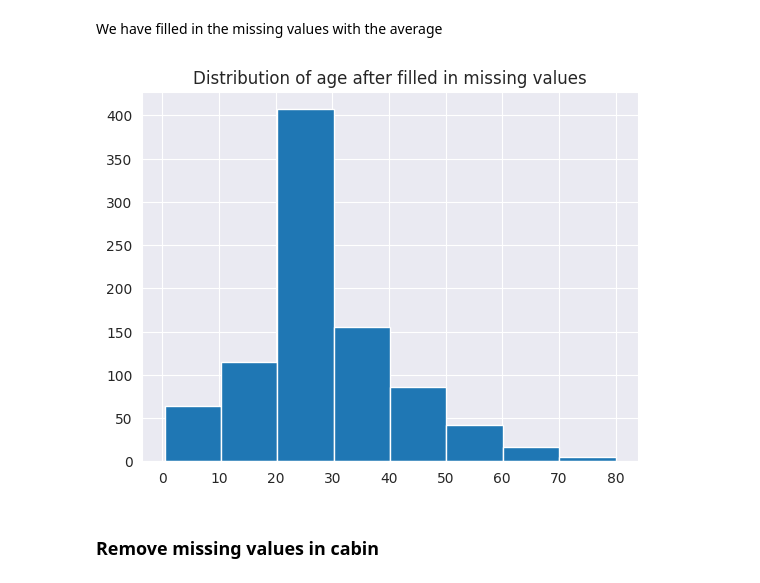
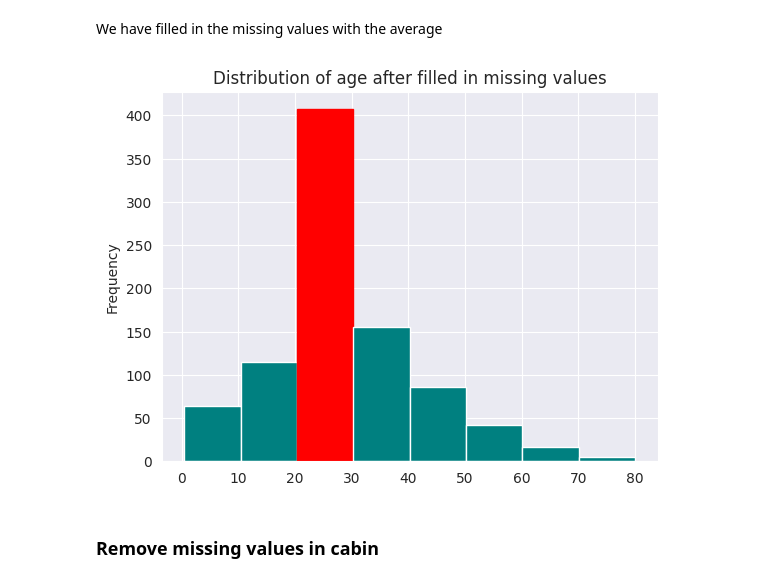
Before and after one commit to Softwareify/TitanicWebAI, a Jupyter notebook: ai/main.ipynb, the cells around one changed output. Drawn from its saved outputs; the diff is of its cells as text; code cells hidden in the pictures.

```diff
--- a/ai/main.ipynb
+++ b/ai/main.ipynb
@@ -96,9 +102,11 @@ Missing values in Age: 0
 We have filled in the missing values with the average
 # %%
 plt.title("Distribution of age after filled in missing values")
-_ = plt.hist(titanic_data_update["Age"], bins=8)
+s = titanic_data_update["Age"]
+p = s.plot(kind='hist', bins=8, color='teal')
+p.patches[2].set_color('red')
 # %% [output]
-[figure, old version]
+[figure, new version]
 # %% [markdown]
 ### Remove missing values in cabin
 # %%
```
Also changed, not shown: parts of 3 cells of this notebook.
